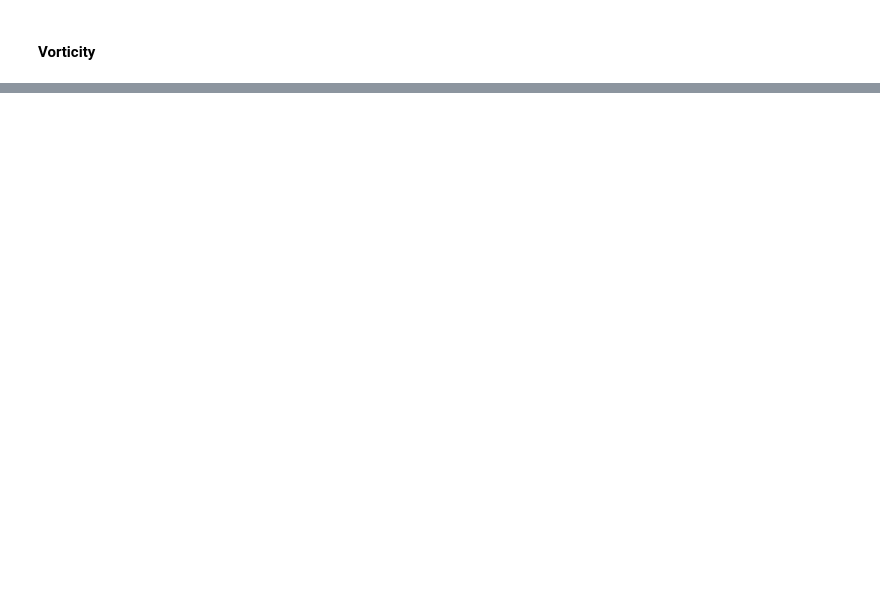
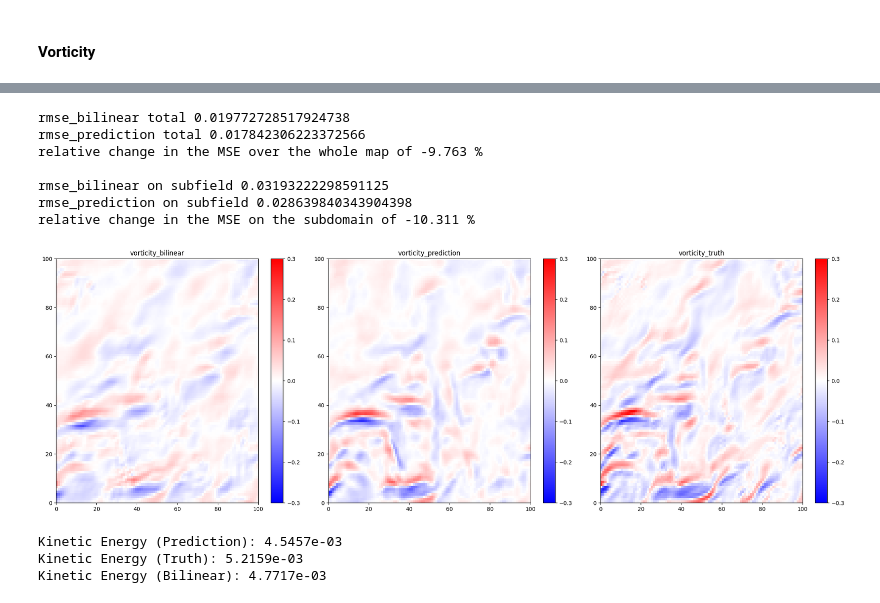
Before and after one commit to AntoineBernigaud/Super_Resolution_Data_Assimilation, a Jupyter notebook: Test_ResUnet.ipynb, the cells around one changed output, grey strips where cells are left out. Drawn from its saved outputs; the diff is of its cells as text; code cells hidden in the pictures; blank space fills up the shorter version.

Commit message:
update for the computation of the vorticity

```diff
--- a/Test_ResUnet.ipynb
+++ b/Test_ResUnet.ipynb
@@ -89,6 +89,24 @@ def plot_res(vname,fld,max_abs_val = None) :
     if max_abs_val is None:
         max_abs_val = np.max(np.abs(fld))
     P = ax1.pcolormesh(fld, cmap=cmap, vmin=-max_abs_val, vmax=max_abs_val) ; plt.colorbar(P,ax=ax1); ax1.set_title(vname);
+
+def plot_res_side(vnames, fields, max_abs_val=None):
+    num_fields = len(vnames)
+    if max_abs_val is None:
+        max_abs_val = max(np.max(np.abs(fld)) for fld in fields)
+
+    fig, axes = plt.subplots(1, num_fields, figsize=(7*num_fields, 7))  # Adjust figure size based on the number of fields
+
+    cmap = plt.cm.get_cmap("bwr").copy()
+    cmap.set_bad('gray')
+
+    for i in range(num_fields):
+        P = axes[i].pcolormesh(fields[i], cmap=cmap, vmin=-max_abs_val, vmax=max_abs_val)
+        plt.colorbar(P, ax=axes[i])
+        axes[i].set_title(vnames[i])
+
+    plt.tight_layout()  # Adjust subplot parameters to give specified padding
+    plt.show()
 # %% [output]
 The autoreload extension is already loaded. To reload it, use:
   %reload_ext autoreload
@@ -604,29 +636,43 @@ X2 = np.ma.masked_array(X2, tp5mask_augmented)
 # %%
 vorticity_bilinear = compute_vorticity(X1, X2)
 vorticity_prediction = compute_vorticity(predict1, predict2)
 vorticity_truth = compute_vorticity(y1, y2)
 
 rmse_bilinear = np.sqrt(np.mean(np.square(vorticity_bilinear - vorticity_truth)))
 rmse_prediction = np.sqrt(np.mean(np.square(vorticity_prediction - vorticity_truth)))
 print('rmse_bilinear total', rmse_bilinear)
 print('rmse_prediction total', rmse_prediction)
 delta_mse = (rmse_prediction - rmse_bilinear)/rmse_bilinear
-print('relative change in the MSE of {:.3f} %'.format(delta_mse*100) )
+print('relative change in the MSE over the whole map of {:.3f} %'.format(delta_mse*100) )
 print()
 
-rmse_bilinear_sub = np.sqrt(np.mean(np.square(vorticity_bilinear[0:100,500:600] - vorticity_truth[0:100,500:600])))
-rmse_prediction_sub = np.sqrt(np.mean(np.square(vorticity_prediction[0:100,500:600] - vorticity_truth[0:100,500:600])))
+rmse_bilinear_sub = np.sqrt(np.mean(np.square(vorticity_bilinear[10:110,500:600] - vorticity_truth[10:110,500:600])))
+rmse_prediction_sub = np.sqrt(np.mean(np.square(vorticity_prediction[10:110,500:600] - vorticity_truth[10:110,500:600])))
 print('rmse_bilinear on subfield', rmse_bilinear_sub)
 print('rmse_prediction on subfield', rmse_prediction_sub)
 delta_mse = (rmse_prediction_sub - rmse_bilinear_sub)/rmse_bilinear_sub
-print('relative change in the MSE of {:.3f} %'.format(delta_mse*100) )
+print('relative change in the MSE on the subdomain of {:.3f} %'.format(delta_mse*100) )
 print()
 
-plot_res_side(['vorticity_bilinear','vorticity_prediction','vorticity_truth'],[vorticity_bilinear[0:100,500:600],vorticity_prediction[0:100,500:600],vorticity_truth[0:100,500:600]],0.3)
+plot_res_side(['vorticity_bilinear','vorticity_prediction','vorticity_truth'],[vorticity_bilinear[10:110,500:600],vorticity_prediction[10:110,500:600],vorticity_truth[10:110,500:600]],0.3)
+# %% [output]
+rmse_bilinear total 0.019772728517924738
+rmse_prediction total 0.017842306223372566
+relative change in the MSE over the whole map of -9.763 %
+
+rmse_bilinear on subfield 0.03193222298591125
+rmse_prediction on subfield 0.028639840343904398
+relative change in the MSE on the subdomain of -10.311 %
+[figure, added]
 # %%
-KE_pred = 1/2 * (u_prediction_reconstructed**2 + v_prediction_reconstructed**2)
-KE_truth = 1/2 * (u_truth_reconstructed**2 + v_truth_reconstructed**2)
-KE_bilinear = 1/2 * (u_bilinear**2 + v_bilinear**2)
-print("Kinetic Energy (Prediction):", np.mean(KE_pred))
-print("Kinetic Energy (Truth):", np.mean(KE_truth))
-print("Kinetic Energy (Bilinear):", np.mean(KE_bilinear))
+KE_pred = 1/2 * (predict1**2 + predict2**2)
+KE_truth = 1/2 * (y1**2 + y2**2)
+KE_bilinear = 1/2 * (X1**2 + X2**2)
+
+print("Kinetic Energy (Prediction): {:.4e}".format(np.mean(KE_pred)))
+print("Kinetic Energy (Truth): {:.4e}".format(np.mean(KE_truth)))
+print("Kinetic Energy (Bilinear): {:.4e}".format(np.mean(KE_bilinear)))
+# %% [output]
+Kinetic Energy (Prediction): 4.5457e-03
+Kinetic Energy (Truth): 5.2159e-03
+Kinetic Energy (Bilinear): 4.7717e-03
```
Also changed, not shown: parts of 11 cells of this notebook.
